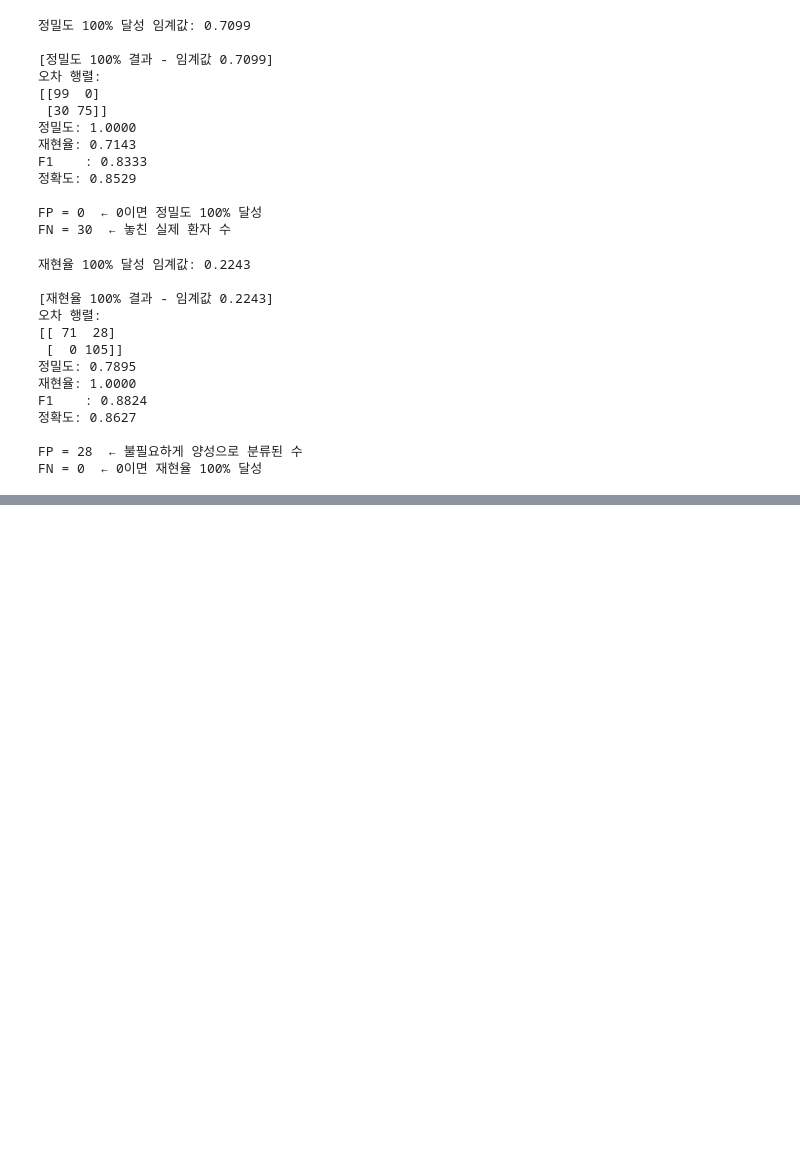
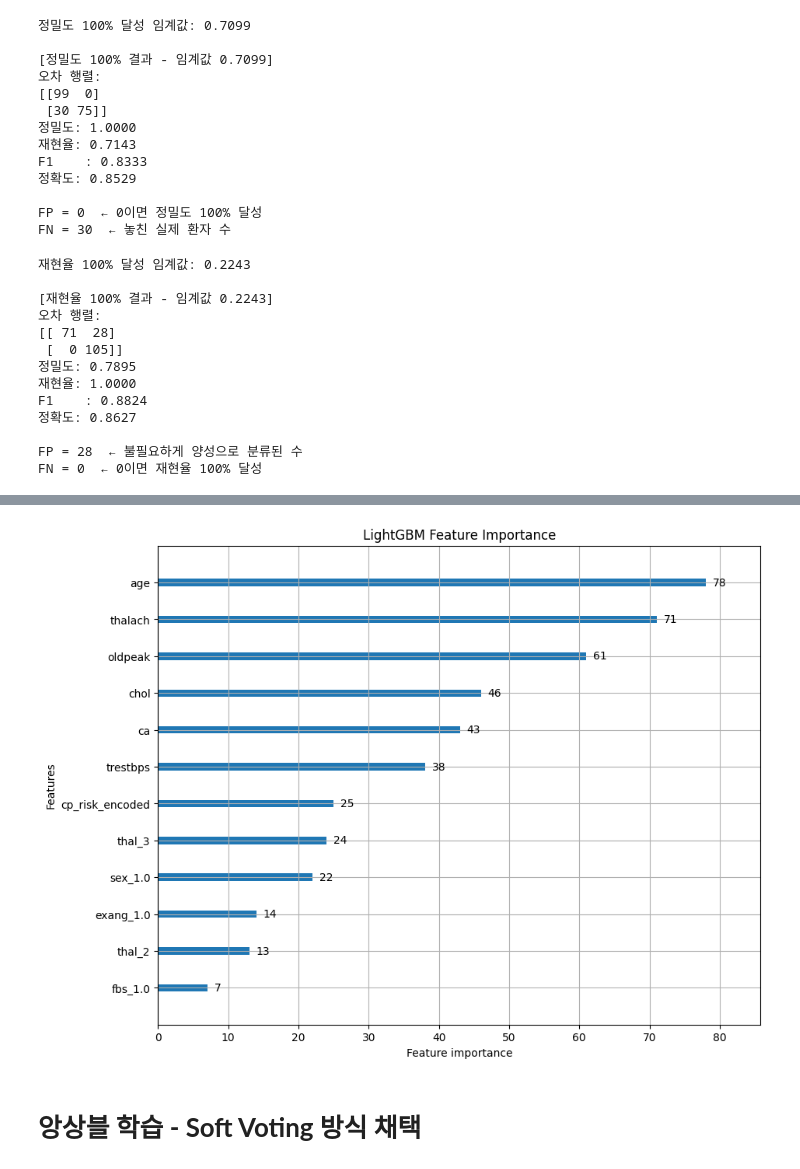
Before and after one commit to Yellowcrocodile50/DF_Project, a Jupyter notebook: DF_Classification_Project.ipynb, the cells around one changed output, grey strips where cells are left out. Drawn from its saved outputs; the diff is of its cells as text; code cells hidden in the pictures; blank space fills up the shorter version.

```diff
--- a/DF_Classification_Project.ipynb
+++ b/DF_Classification_Project.ipynb
@@ -997,0 +1237,13 @@ FN = 0  ← 0이면 재현율 100% 달성
+# %%
+# LightGBM 시각화
+from lightgbm import plot_importance
+import matplotlib.pyplot as plt
+
+fig, ax = plt.subplots(figsize=(10, 8))
+plot_importance(lgbm_wrapper, ax=ax)
+plt.title("LightGBM Feature Importance")
+plt.show()
+# %% [output]
+[figure, added]
+# %% [markdown]
+# **앙상블 학습 - Soft Voting 방식 채택**
```
Also changed, not shown: parts of 18 cells of this notebook.
